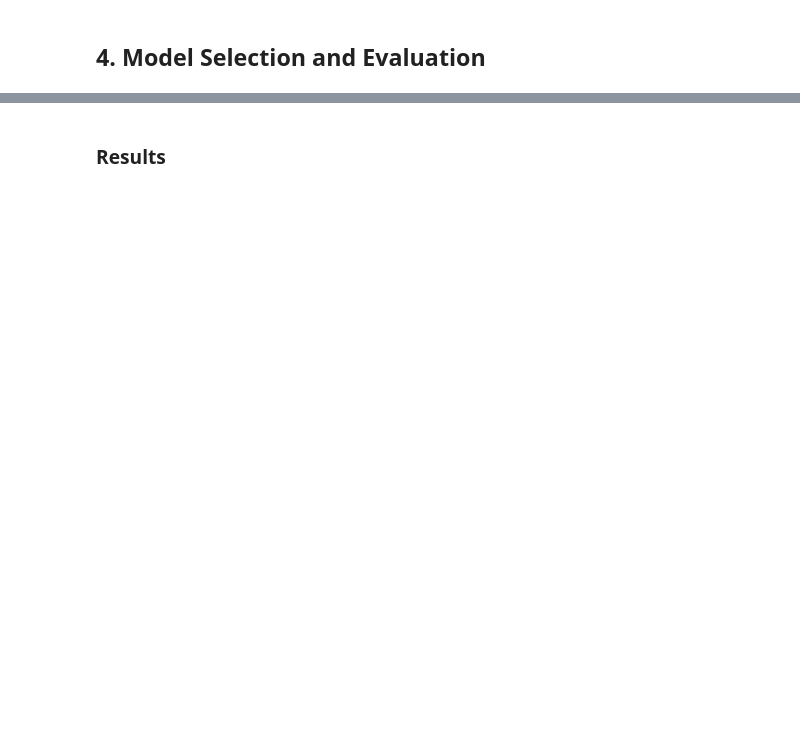
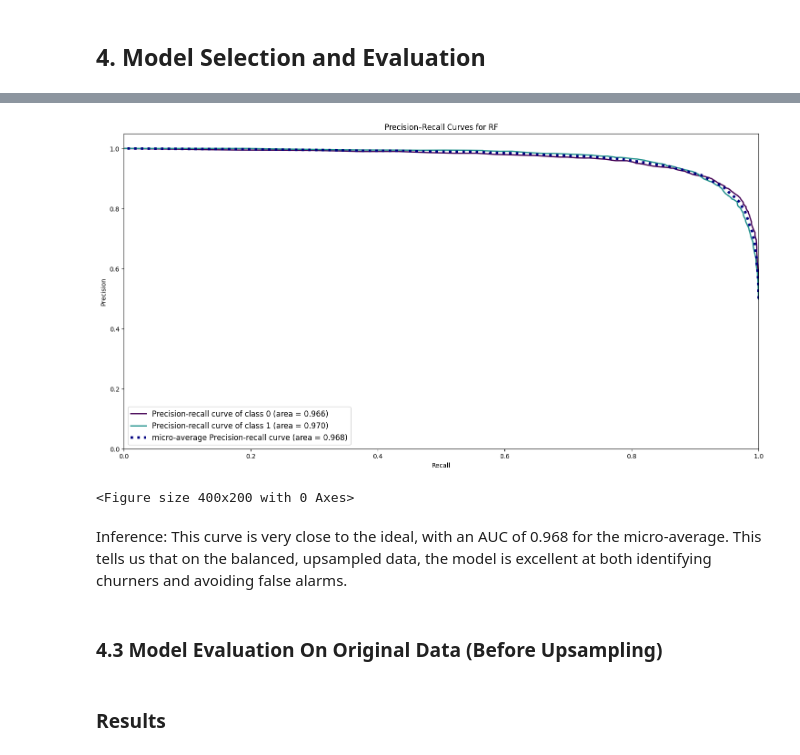
Before and after one commit to medhhaa/Bank-Churn-Prediction, a Jupyter notebook: Bank_Churner_Prediction.ipynb, the cells around one changed output, grey strips where cells are left out. Saved outputs shown, nothing was run; the diff lists cells and outputs as text; code cells hidden in the pictures; blank space fills up the shorter version.

```diff
--- a/Bank_Churner_Prediction.ipynb
+++ b/Bank_Churner_Prediction.ipynb
@@ -651,3 +708,27 @@ svm_prediction = svm_pipe.predict(test_x)
+# %%
+%matplotlib inline
+
+y_probas = rf_pipe.predict_proba(test_x)
+
+skplt.metrics.plot_precision_recall(
+    y_true=test_y,
+    y_probas=y_probas,
+    cmap='viridis'
+)
+
+plt.legend(prop={'size': 12})
+plt.title("Precision–Recall Curves for RF")
+plt.xlabel("Recall")
+plt.ylabel("Precision")
+plt.figure(figsize=(4, 2))
+plt.show()
+# %% [output]
+[figure, added]
+<Figure size 400x200 with 0 Axes>
+# %% [markdown]
+Inference: This curve is very close to the ideal, with an AUC of 0.968 for the micro-average. This tells us that on the balanced, upsampled data, the model is excellent at both identifying churners and avoiding false alarms.
+# %% [markdown]
+### 4.3 Model Evaluation On Original Data (Before Upsampling)
 # %%
 ohe_data = df[df.columns[16:]].copy()
 pc_matrix = pca_model.fit_transform(ohe_data)
```
Also changed, not shown: parts of 21 cells of this notebook.
